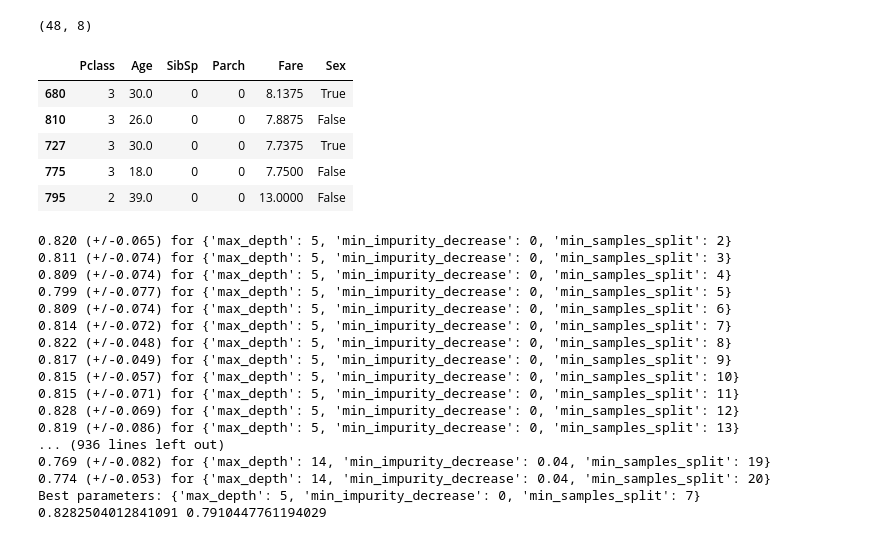
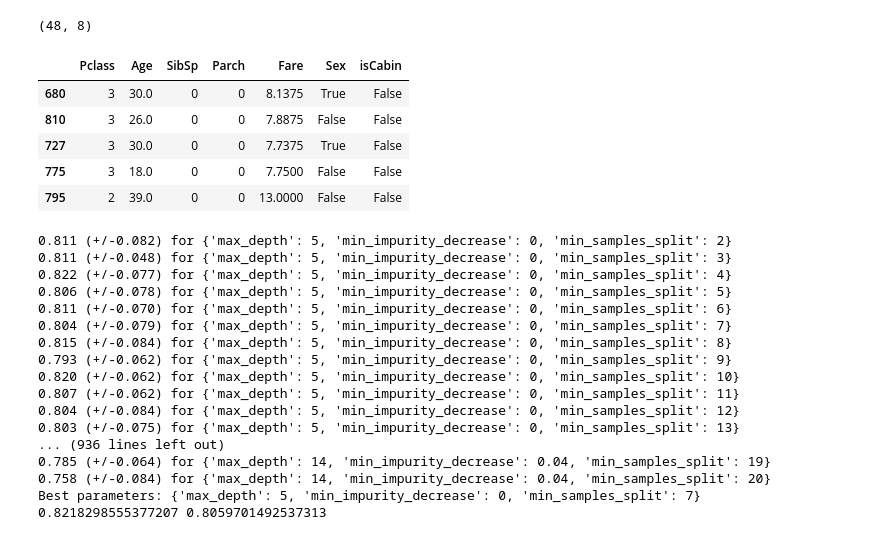
Before and after one commit to Stan402/Kaggle-competitions, a Jupyter notebook: Titanic/Random_Forest.ipynb, the cells around one changed output. Cells and saved outputs as stored; diff of their text form; code cells hidden in the pictures.

```diff
--- a/Titanic/Random_Forest.ipynb
+++ b/Titanic/Random_Forest.ipynb
@@ -58,8 +58,8 @@ rf1.score(X1_test, y_test)
 # %% [output]
 0.7910447761194029
 # %%
-params = {'max_depth': range(1, 20), 'min_samples_split': range(2,21)
-          , 'min_impurity_decrease': [0, 0.01, 0.02, 0.03, 0.04] }
+params = {'max_depth': range(4, 12), 'min_samples_split': range(2,21)
+          , 'min_impurity_decrease': [0, 0.01, 0.02, 0.03] }
 
 clf = GridSearchCV(RandomForestClassifier(), params, return_train_score=True, cv=5)
 clf.fit(X1_train, y_train)
@@ -109,16 +109,16 @@ X1_train[X1_train['Age'] < 11].shape
 # %% [output]
 (48, 8)
 # %%
-X2_train = X1_train.drop(['isCabin', 'Embarked'], axis=1)
-X2_test = X1_test.drop(['isCabin', 'Embarked'], axis=1)
+X2_train = X1_train.drop(['Embarked'], axis=1)
+X2_test = X1_test.drop(['Embarked'], axis=1)
 X2_train.head()
 # %% [output]
-|  | Pclass | Age | SibSp | Parch | Fare | Sex |
-| 680 | 3 | 30.0 | 0 | 0 | 8.1375 | True |
-| 810 | 3 | 26.0 | 0 | 0 | 7.8875 | False |
-| 727 | 3 | 30.0 | 0 | 0 | 7.7375 | True |
-| 775 | 3 | 18.0 | 0 | 0 | 7.7500 | False |
-| 795 | 2 | 39.0 | 0 | 0 | 13.0000 | False |
+|  | Pclass | Age | SibSp | Parch | Fare | Sex | isCabin |
+| 680 | 3 | 30.0 | 0 | 0 | 8.1375 | True | False |
+| 810 | 3 | 26.0 | 0 | 0 | 7.8875 | False | False |
+| 727 | 3 | 30.0 | 0 | 0 | 7.7375 | True | False |
+| 775 | 3 | 18.0 | 0 | 0 | 7.7500 | False | False |
+| 795 | 2 | 39.0 | 0 | 0 | 13.0000 | False | False |
 # %%
 params = {'max_depth': range(5, 15), 'min_samples_split': range(2,21)
           , 'min_impurity_decrease': [0, 0.01, 0.02, 0.03, 0.04] }
@@ -132,20 +132,20 @@ for mean, std, params in zip(means, stds, clf2.cv_results_['params']):
 print('Best parameters:', clf.best_params_)
 print(clf2.best_score_, accuracy_score(y_test, clf2.predict(X2_test)))
 # %% [output]
-0.820 (+/-0.065) for {'max_depth': 5, 'min_impurity_decrease': 0, 'min_samples_split': 2}
-0.811 (+/-0.074) for {'max_depth': 5, 'min_impurity_decrease': 0, 'min_samples_split': 3}
-0.809 (+/-0.074) for {'max_depth': 5, 'min_impurity_decrease': 0, 'min_samples_split': 4}
-0.799 (+/-0.077) for {'max_depth': 5, 'min_impurity_decrease': 0, 'min_samples_split': 5}
-0.809 (+/-0.074) for {'max_depth': 5, 'min_impurity_decrease': 0, 'min_samples_split': 6}
-0.814 (+/-0.072) for {'max_depth': 5, 'min_impurity_decrease': 0, 'min_samples_split': 7}
-0.822 (+/-0.048) for {'max_depth': 5, 'min_impurity_decrease': 0, 'min_samples_split': 8}
-0.817 (+/-0.049) for {'max_depth': 5, 'min_impurity_decrease': 0, 'min_samples_split': 9}
-0.815 (+/-0.057) for {'max_depth': 5, 'min_impurity_decrease': 0, 'min_samples_split': 10}
-0.815 (+/-0.071) for {'max_depth': 5, 'min_impurity_decrease': 0, 'min_samples_split': 11}
-0.828 (+/-0.069) for {'max_depth': 5, 'min_impurity_decrease': 0, 'min_samples_split': 12}
-0.819 (+/-0.086) for {'max_depth': 5, 'min_impurity_decrease': 0, 'min_samples_split': 13}
+0.811 (+/-0.082) for {'max_depth': 5, 'min_impurity_decrease': 0, 'min_samples_split': 2}
+0.811 (+/-0.048) for {'max_depth': 5, 'min_impurity_decrease': 0, 'min_samples_split': 3}
+0.822 (+/-0.077) for {'max_depth': 5, 'min_impurity_decrease': 0, 'min_samples_split': 4}
+0.806 (+/-0.078) for {'max_depth': 5, 'min_impurity_decrease': 0, 'min_samples_split': 5}
+0.811 (+/-0.070) for {'max_depth': 5, 'min_impurity_decrease': 0, 'min_samples_split': 6}
+0.804 (+/-0.079) for {'max_depth': 5, 'min_impurity_decrease': 0, 'min_samples_split': 7}
+0.815 (+/-0.084) for {'max_depth': 5, 'min_impurity_decrease': 0, 'min_samples_split': 8}
+0.793 (+/-0.062) for {'max_depth': 5, 'min_impurity_decrease': 0, 'min_samples_split': 9}
+0.820 (+/-0.062) for {'max_depth': 5, 'min_impurity_decrease': 0, 'min_samples_split': 10}
+0.807 (+/-0.062) for {'max_depth': 5, 'min_impurity_decrease': 0, 'min_samples_split': 11}
+0.804 (+/-0.084) for {'max_depth': 5, 'min_impurity_decrease': 0, 'min_samples_split': 12}
+0.803 (+/-0.075) for {'max_depth': 5, 'min_impurity_decrease': 0, 'min_samples_split': 13}
 ... (936 lines left out)
-0.769 (+/-0.082) for {'max_depth': 14, 'min_impurity_decrease': 0.04, 'min_samples_split': 19}
-0.774 (+/-0.053) for {'max_depth': 14, 'min_impurity_decrease': 0.04, 'min_samples_split': 20}
+0.785 (+/-0.064) for {'max_depth': 14, 'min_impurity_decrease': 0.04, 'min_samples_split': 19}
+0.758 (+/-0.084) for {'max_depth': 14, 'min_impurity_decrease': 0.04, 'min_samples_split': 20}
 Best parameters: {'max_depth': 5, 'min_impurity_decrease': 0, 'min_samples_split': 7}
-0.8282504012841091 0.7910447761194029
+0.8218298555377207 0.8059701492537313
```
Also changed, not shown: parts of 1 cell of this notebook.
